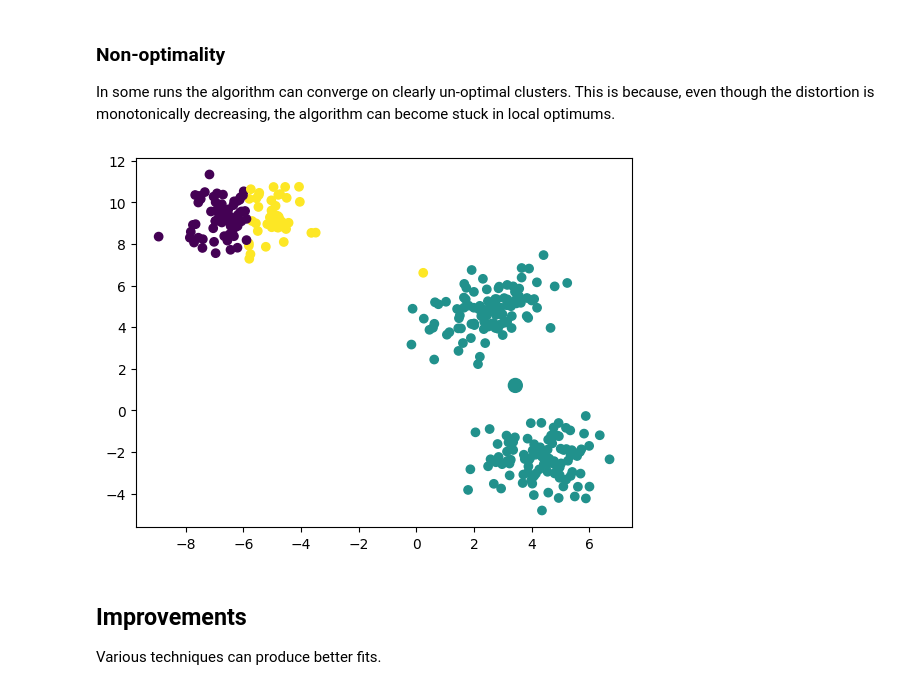
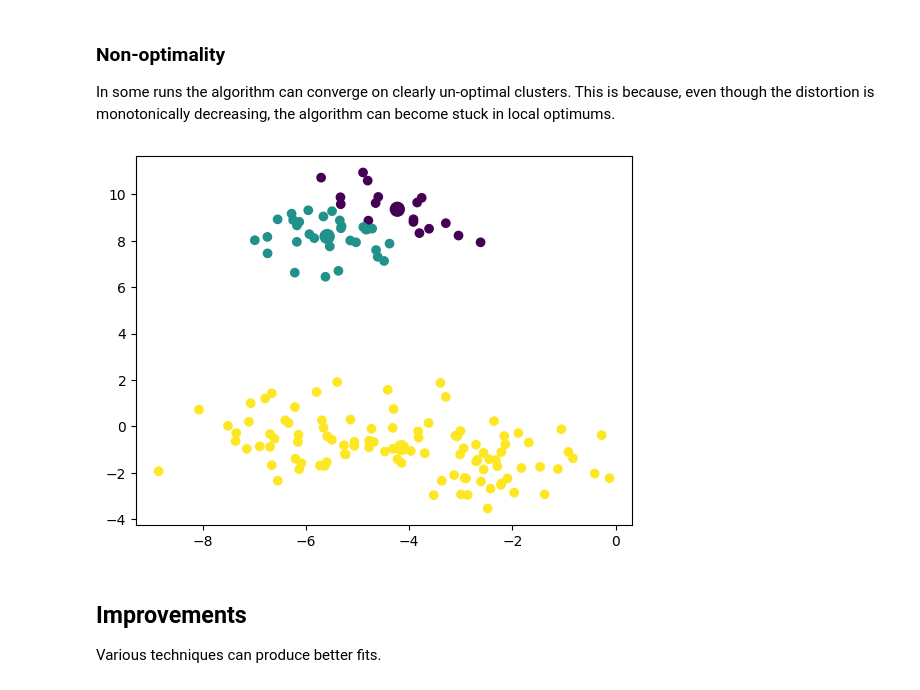
Before and after one commit to RunnersNum40/machine-intelligence, a Jupyter notebook: k-means/k-means.ipynb, the cells around one changed output. Cells and saved outputs as stored; diff of their text form; code cells hidden in the pictures.

```diff
--- a/k-means/k-means.ipynb
+++ b/k-means/k-means.ipynb
@@ -50,7 +50,7 @@ def k_means(k: int, data: np.ndarray) ->tuple[np.ndarray, np.ndarray]:
     centroids = data[np.random.choice(data.shape[0], k, replace=False), :]
 
     # Initialize assignments
-    assignments = np.zeros(data.shape[0])
+    assignments = np.zeros(data.shape[0], dtype=np.int32)
 
     # Iterate until convergence
     while True:
@@ -59,12 +59,17 @@ def k_means(k: int, data: np.ndarray) ->tuple[np.ndarray, np.ndarray]:
             distances = np.zeros(k)
             for j in range(k):
                 distances[j] = euclidean_distance(data[i, :], centroids[j, :])
-            assignments[i] = np.argmin(distances)
+            assignments[i] = np.argmin(distances).astype(int)
 
         # Update centroids
-        new_centroids = np.zeros((k, data.shape[1]))
+        new_centroids = []
         for j in range(k):
-            new_centroids[j, :] = np.mean(data[assignments == j, :], axis=0)
+            # Check if cluster is empty
+            if np.sum(assignments == j) == 0:
+                new_centroids.append(centroids[j, :])
+            else:
+                new_centroids.append(np.mean(data[assignments == j, :], axis=0))
+        new_centroids = np.array(new_centroids)
 
         # Check convergence
         if np.all(centroids == new_centroids):
@@ -95,19 +100,20 @@ def distortion(data: np.ndarray, assignments: np.ndarray, centroids: np.ndarray)
 # %%
-def generate_data(n: int, d: int, k: int, var: float) -> np.ndarray:
+def generate_data(n: int, k: int, var: float = 1, dis: float = 10, d: int = 2) -> np.ndarray:
     """Generate data in k clusters as a normal distribution centered around a random point.
 
     Args:
         n: Number of data points per cluster.
-        d: Number of dimensions.
         k: Number of clusters.
         var: Variance of the normal distribution.
+        dis: Scale of distance between clusters.
+        d: Number of dimensions.
 
     Returns:
         Data.
     """
     data = np.zeros((n * k, d))
     for i in range(k):
-        mu = np.random.uniform(-1, 1, d) * 10
+        mu = np.random.uniform(-1, 1, d) * dis
         data[i * n:(i + 1) * n, :] = np.random.normal(mu, var, (n, d))
     return data
 # %% [markdown]
@@ -126,35 +132,35 @@ def plot_data(data: np.ndarray, assignments: np.ndarray, centroids: np.ndarray)
         data: Data to plot.
         assignments: Cluster assignments.
         centroids: Cluster centroids.
 
     Raises:
         ValueError: If data is not 2D or 3D.
     """
     # Plot 2D data
     if data.shape[1] == 2:
         plt.scatter(data[:, 0], data[:, 1], c=assignments)
         plt.scatter(centroids[:, 0], centroids[:, 1], c=range(len(centroids)), s=100)
         plt.show()
     # Plot 3D data
     elif data.shape[1] == 3:
         fig = plt.figure()
         ax = fig.add_subplot(111, projection='3d')
         ax.scatter(data[:, 0], data[:, 1], data[:, 2], c=assignments)
         ax.scatter(centroids[:, 0], centroids[:, 1], centroids[:, 2], c=range(len(centroids)), s=100)
         plt.show()
     else:
         raise ValueError('Data must be 2D or 3D.')
 
 # Generate data
-data = generate_data(100, 2, 3, 1)
+data = generate_data(50, 3)
 
 # Cluster data
 assignments, centroids = k_means(3, data)
 
 # Plot data
 plot_data(data, assignments, centroids)
 # %% [output]
-[figure, old version]
+[figure, new version]
 # %% [markdown]
 ## Improvements
 
```
Also changed, not shown: parts of 13 cells of this notebook.
